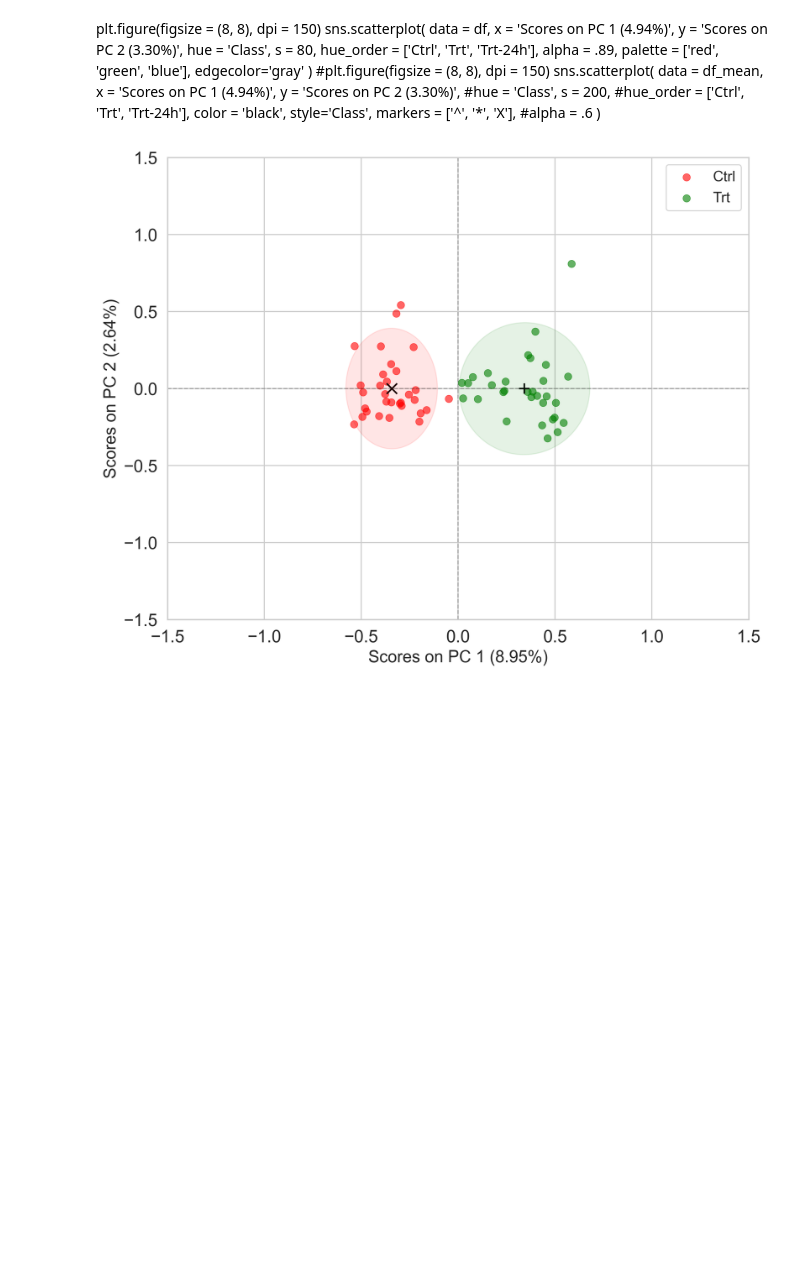
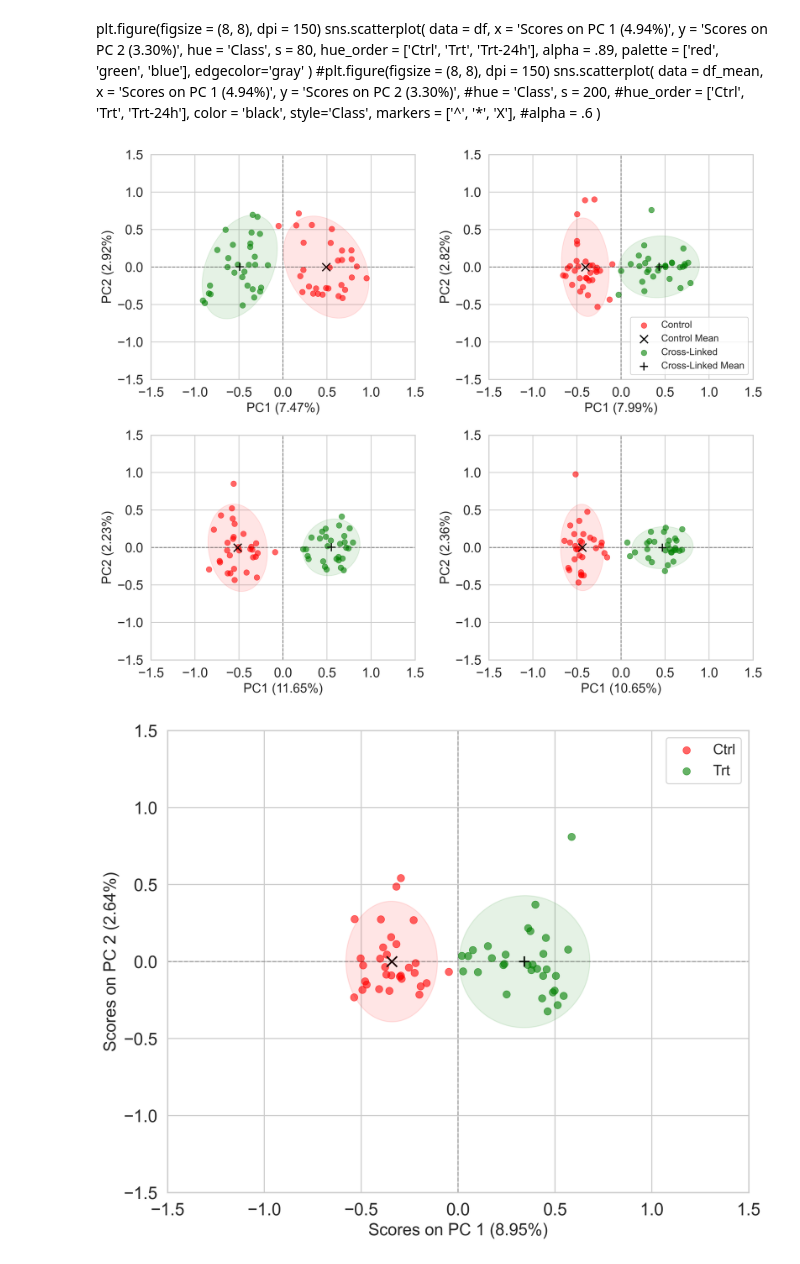
Before and after one commit to bunmiadejimi/Raman_Collagen, a Jupyter notebook: pca_plots_ellipse.ipynb, the cells around one changed output. Cells and saved outputs as stored; diff of their text form; code cells hidden in the pictures; blank space fills up the shorter version.

```diff
--- a/pca_plots_ellipse.ipynb
+++ b/pca_plots_ellipse.ipynb
@@ -41,0 +88,8 @@ df_mean
+# %%
+for x in ['2mins', '20mins', '40mins', '60mins']:
+    stat_df = df[(df['Class1'].isin(['Control', 'Cross-Linked'])) & (df['trt_time'] == x)]
+    tukey = pairwise_tukeyhsd(endog = stat_df['Scores on PC 1 (7.47%)'],
+                                groups = stat_df['Class1'],
+                                    alpha = .01
+    )
+    print(tukey)
@@ -113,6 +185,62 @@ def confidence_ellipse(x, y, ax, n_std=2.0, facecolor='none', **kwargs):
 
     ellipse.set_transform(transf + ax.transData)
     return ax.add_patch(ellipse)
+# %%
+fig, axes = plt.subplots(nrows = 2, ncols = 2, figsize = (12, 10), dpi = 300)#, sharex = True, sharey = True)
+ax_flat = axes.flatten()
+
+
+grps = ['Control', 'Cross-Linked']#, 'Trt-24h']
+tm = ['2mins', '20mins', '40mins', '60mins']
+colors = ['red', 'green', 'blue']
+markers = ['x', '+', '^']
+#xax = ['5.44%', '9.32%', '9.94%', '8.95%']
+#yax = ['3.98%', '2.91%', '3.91%', '2.64%']
+xax = ['7.47%', '7.99%', '11.65%', '10.65%']
+yax = ['2.92%', '2.82%', '2.23%', '2.36%']
+for g in range(len(grps)):
+
+    for i, ax in enumerate(ax_flat):
+        data = df[(df['trt_time']==tm[i]) & (df['Class1'] == grps[g])][['Class','Scores on PC 1 (7.47%)', 'Scores on PC 2 (2.92%)']]
+        ax.scatter(data.iloc[:, 1:].values[:, 0],
+                data.iloc[:, 1:].values[:, 1],
+                c=colors[g],
+                label=grps[g],
+                alpha=0.6, s=50,
+                #edgecolors='k',
+                linewidth=0.5,
+                )
+        ax.scatter(
+                data.iloc[:, 1:].values[:, 0].mean(),
+                data.iloc[:, 1:].values[:, 1].mean(),
+                marker = markers[g],
+                color = 'black',
+                s=100,
+                label = f'{grps[g]} Mean'
+                )
+        confidence_ellipse(data.iloc[:, 1:].values[:, 0],
+                        data.iloc[:, 1:].values[:, 1],
+                                ax, n_std=2,
+                            edgecolor=colors[g],
+                            linewidth=1,
+                            facecolor=colors[g],
+                            alpha=0.1)
+        ax.set_xlabel(f'PC1 ({xax[i]})', fontsize=16)
+        ax.set_ylabel(f'PC2 ({yax[i]})', fontsize=16)
+        ax.set_xlim(-1.5,1.5)
+        ax.set_ylim(-1.5,1.5)
+        ax.axvline(0, color = 'k', ls = '--', lw = 1, alpha = .3)
+        ax.axhline(0, color = 'k', ls = '--', lw = 1, alpha = .3)
+        #ax.set_title(f'PCA ')
+
+        if i == 1:
+            ax.legend(fontsize=12, loc='best', )
+
+
+plt.tight_layout()
+plt.show()
+# %% [output]
+[figure, added]
 # %%
 fig, ax = plt.subplots(figsize=(10, 8), dpi = 300)
 grps = ['Ctrl', 'Trt']#, 'Trt-24h']
```
Also changed, not shown: parts of 5 cells of this notebook.
